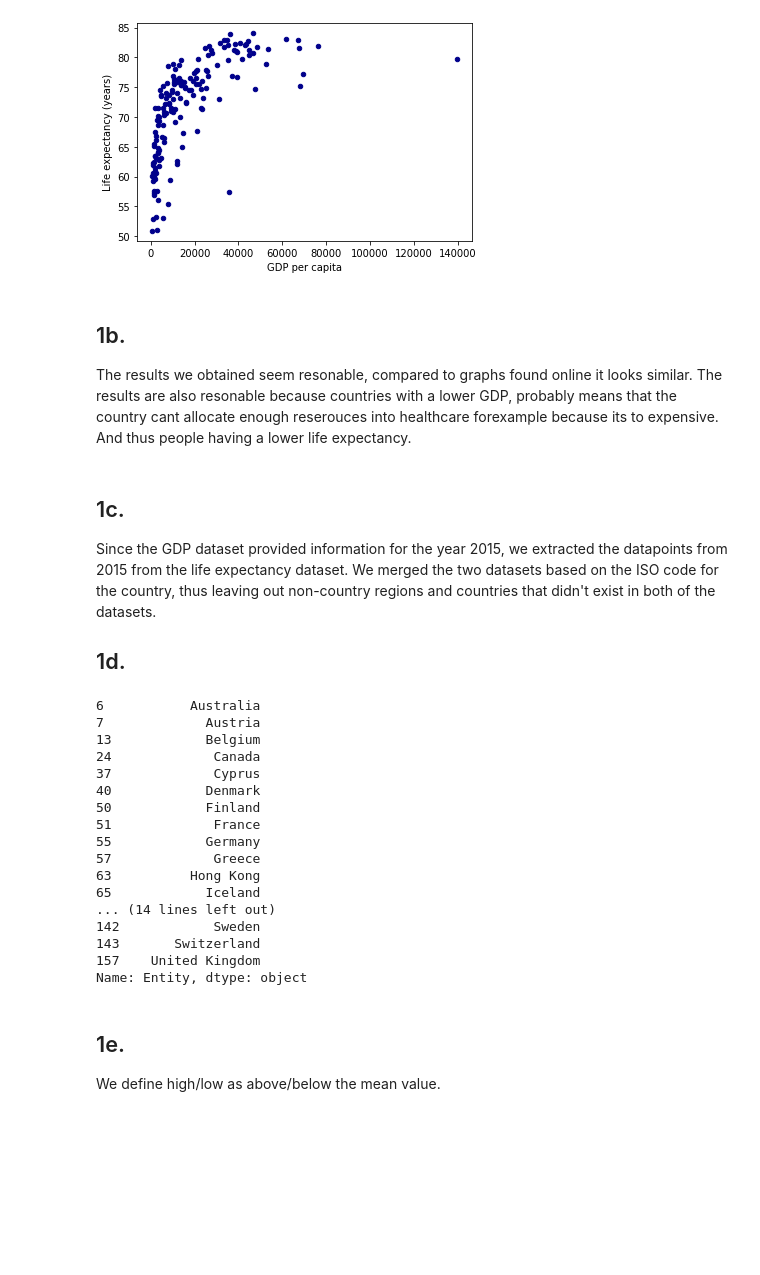
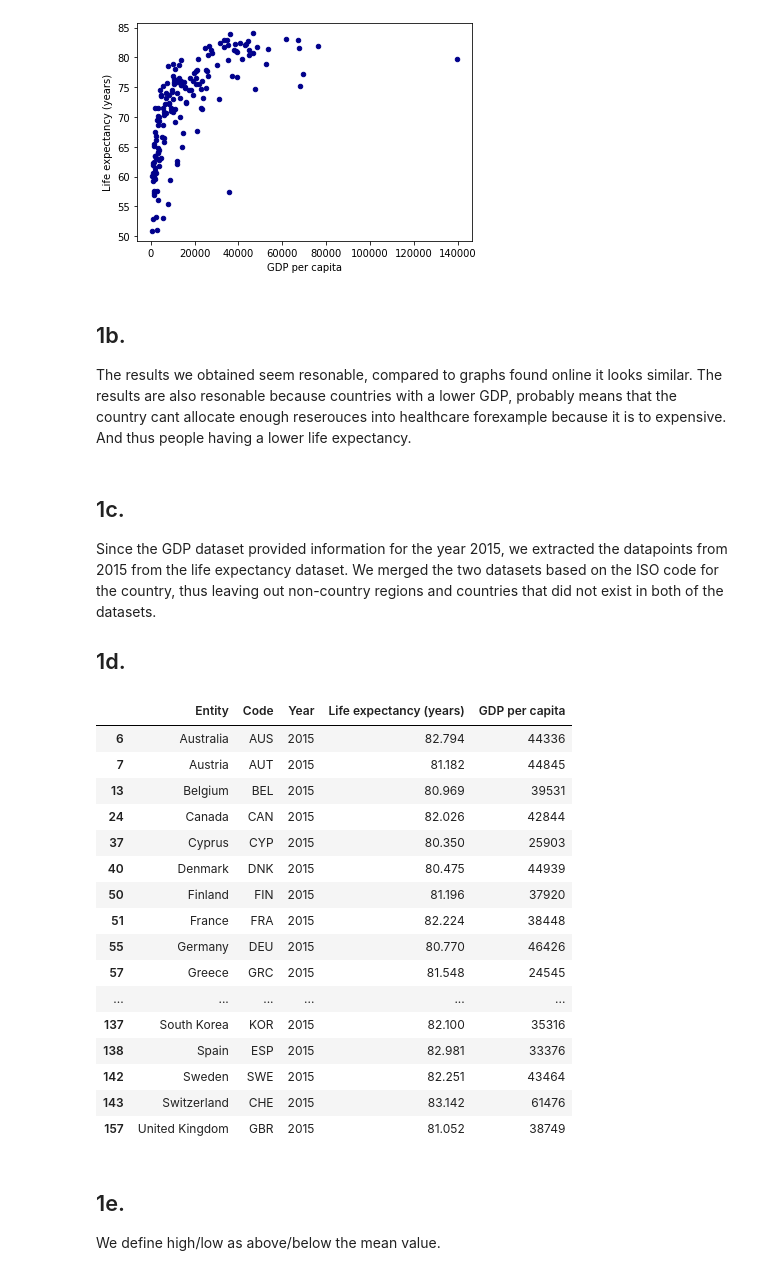
Before and after one commit to vlbin/dat405, a Jupyter notebook: Assignment1.ipynb, the cells around one changed output. Drawn from its saved outputs; the diff is of its cells as text; code cells hidden in the pictures; blank space fills up the shorter version.

```diff
--- a/Assignment1.ipynb
+++ b/Assignment1.ipynb
@@ -21,47 +21,50 @@ plot = common.plot.scatter(x = 'GDP per capita', y='Life expectancy (years)', c=
 # %% [markdown]
 ## 1b.
 The results we obtained seem resonable, compared to graphs found online it looks similar. The results are also resonable because countries with a lower GDP,
-probably means that the country cant allocate enough reserouces into healthcare forexample because its to expensive. And thus people having a lower life expectancy.
+probably means that the country cant allocate enough reserouces into healthcare forexample because it is to expensive. And thus people having a lower life expectancy.
 # %% [markdown]
 ## 1c.
 Since the GDP dataset provided information for the year 2015, we extracted the datapoints from 2015 from the life expectancy dataset.
-We merged the two datasets based on the ISO code for the country, thus leaving out non-country regions and countries that didn't exist in both of the datasets.
+We merged the two datasets based on the ISO code for the country, thus leaving out non-country regions and countries that did not exist in both of the datasets.
 
 ## 1d.
 # %%
 import pandas as pd
 
 #Load the datasets into pandas DataFrames
 life_exp = pd.read_csv('./life-expectancy.csv')
 gdp = pd.read_csv('./GDP-2015.csv')
 
 #Select life expectancy data from year 2015 and merge with gdp dataset
 common = life_exp[life_exp['Year'] == 2015].merge(gdp, on=['Code', 'Entity', 'Year'])
 
 mean = common['Life expectancy (years)'].mean()
 std = common['Life expectancy (years)'].std()
 
-higher = common[common['Life expectancy (years)'] > mean + std]['Entity']
+higher = common[common['Life expectancy (years)'] > mean + std]
+
+gdp_mean = common['GDP per capita'].mean()
+le_mean = common['Life expectancy (years)'].mean()
 
 higher.head(165)
 # %% [output]
-6           Australia
-7             Austria
-13            Belgium
-24             Canada
-37             Cyprus
-40            Denmark
-50            Finland
-51             France
-55            Germany
-57             Greece
-63          Hong Kong
-65            Iceland
-... (14 lines left out)
-142            Sweden
-143       Switzerland
-157    United Kingdom
-Name: Entity, dtype: object
+|  | Entity | Code | Year | Life expectancy (years) | GDP per capita |
+| 6 | Australia | AUS | 2015 | 82.794 | 44336 |
+| 7 | Austria | AUT | 2015 | 81.182 | 44845 |
+| 13 | Belgium | BEL | 2015 | 80.969 | 39531 |
+| 24 | Canada | CAN | 2015 | 82.026 | 42844 |
+| 37 | Cyprus | CYP | 2015 | 80.350 | 25903 |
+| 40 | Denmark | DNK | 2015 | 80.475 | 44939 |
+| 50 | Finland | FIN | 2015 | 81.196 | 37920 |
+| 51 | France | FRA | 2015 | 82.224 | 38448 |
+| 55 | Germany | DEU | 2015 | 80.770 | 46426 |
+| 57 | Greece | GRC | 2015 | 81.548 | 24545 |
+| ... | ... | ... | ... | ... | ... |
+| 137 | South Korea | KOR | 2015 | 82.100 | 35316 |
+| 138 | Spain | ESP | 2015 | 82.981 | 33376 |
+| 142 | Sweden | SWE | 2015 | 82.251 | 43464 |
+| 143 | Switzerland | CHE | 2015 | 83.142 | 61476 |
+| 157 | United Kingdom | GBR | 2015 | 81.052 | 38749 |
 # %% [markdown]
 ## 1e.
 We define high/low as above/below the mean value.
```
Also changed, not shown: parts of 22 cells of this notebook, 1 other file.
